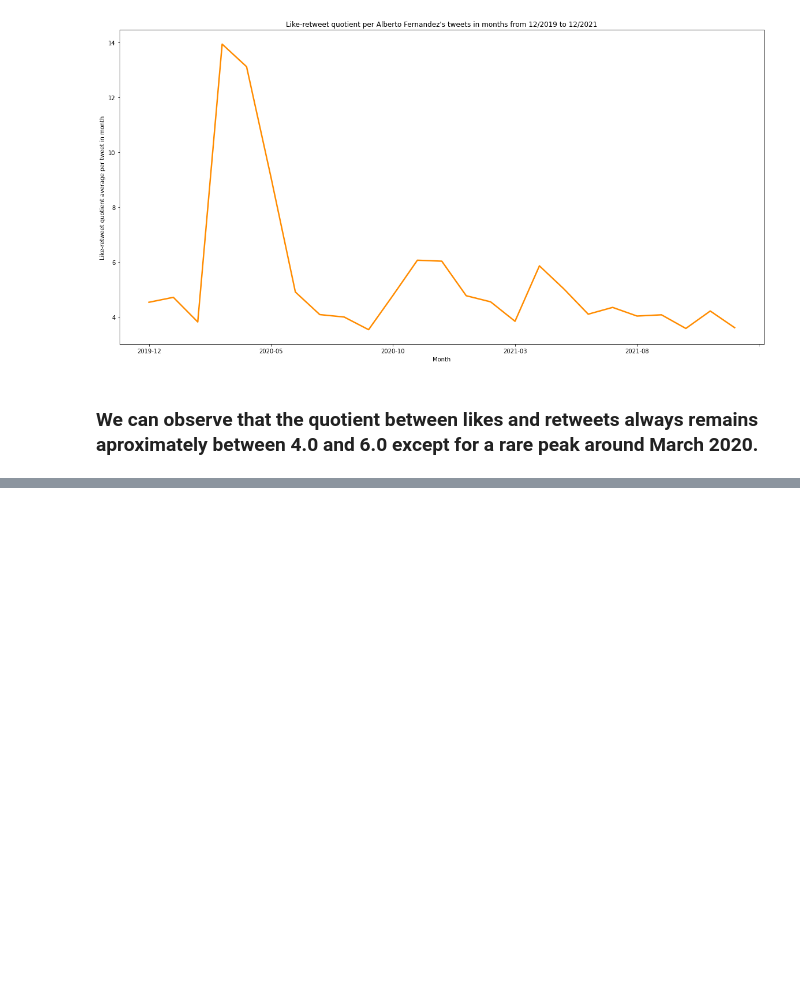
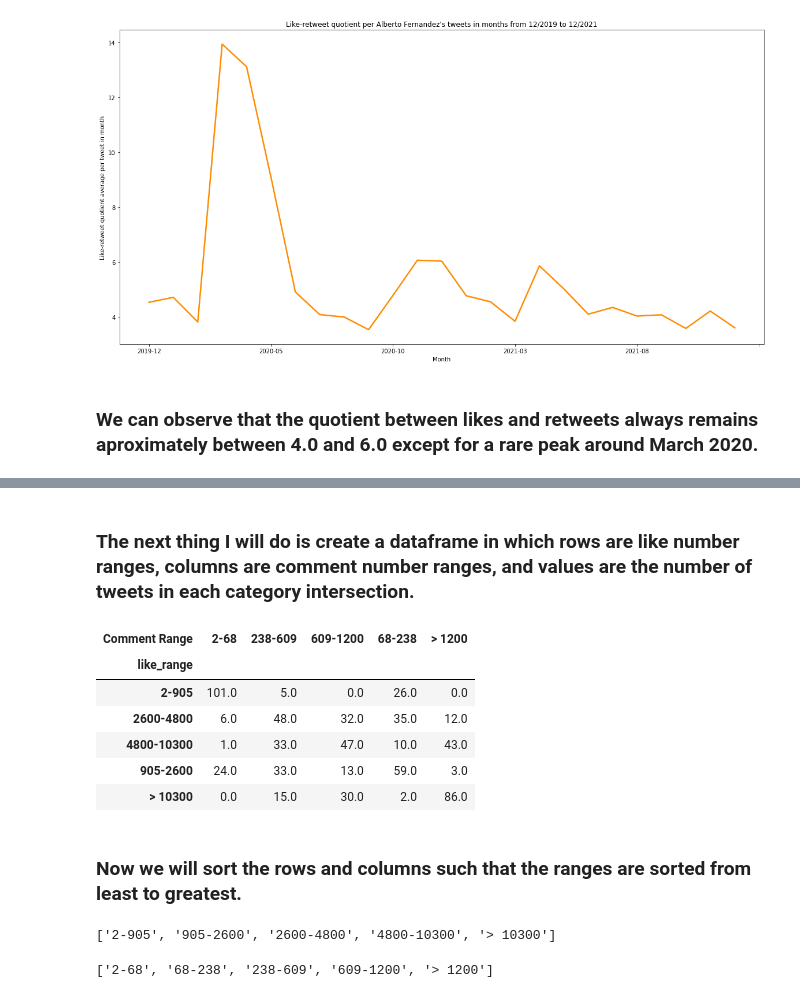
Before and after one commit to joaquinfontela/DataScience-Learning, a Jupyter notebook: AF Tweets/AF tweets analysis.ipynb, the cells around one changed output, grey strips where cells are left out. Saved outputs shown, nothing was run; the diff lists cells and outputs as text; code cells hidden in the pictures; blank space fills up the shorter version.

```diff
--- a/AF Tweets/AF tweets analysis.ipynb
+++ b/AF Tweets/AF tweets analysis.ipynb
@@ -267,0 +286,2 @@ df.groupby('month_year')['Like_rt_quot'].agg('mean').plot(figsize = (20,10), col
+# %%
+n_comments_sorted = sorted(df['Comments'].to_numpy())
@@ -267,0 +290,6 @@ df.groupby('month_year')['Like_rt_quot'].agg('mean').plot(figsize = (20,10), col
+# %%
+range_floors = []
+n_ranges = 5
+for i in range(n_ranges):
+    range_floors.append(n_comments_sorted[i * n_registers // n_ranges])
+range_floors
@@ -267,0 +300,3 @@ df.groupby('month_year')['Like_rt_quot'].agg('mean').plot(figsize = (20,10), col
+# %%
+range_dict = {i: f'{range_floors[i]}-{range_floors[i+1]}' for i in range(len(range_floors) - 1)}
+range_dict[len(range_floors) - 1] = f'> {range_floors[-1]}'
@@ -267,0 +309,11 @@ df.groupby('month_year')['Like_rt_quot'].agg('mean').plot(figsize = (20,10), col
+# %%
+df['Comment Range'] = None
+df['comment_range_id'] = None
+
+for i in range(len(range_floors) - 1):
+    df.loc[(df['Comments'] >= range_floors[i]) & (df['Comments'] < range_floors[i+1]), 'Comment Range'] = range_dict[i]
+    df.loc[(df['Comments'] >= range_floors[i]) & (df['Comments'] < range_floors[i+1]), 'comment_range_id'] = i
+
+df['Comment Range'] = df['Comment Range'].fillna(range_dict[len(range_floors) - 1])
+df['comment_range_id'] = df['comment_range_id'].fillna(len(range_floors) - 1)
+df
@@ -267,0 +334,29 @@ df.groupby('month_year')['Like_rt_quot'].agg('mean').plot(figsize = (20,10), col
+# %% [markdown]
+### The next thing I will do is create a dataframe in which rows are like number ranges, columns are comment number ranges, and values are the number of tweets in each category intersection.
+# %%
+ranges_comparison = df[['like_range', 'like_range_id', 'Comment Range', 'comment_range_id']]\
+    .groupby('like_range').agg({'Comment Range': 'value_counts'})\
+    .rename(columns = {'Comment Range': 'comment_range_count'})\
+    .reset_index().pivot(index = 'like_range', columns = 'Comment Range', values = 'comment_range_count')\
+    .fillna(0)
+ranges_comparison
+# %% [output]
+| Comment Range | 2-68 | 238-609 | 609-1200 | 68-238 | > 1200 |
+| like_range |  |  |  |  |  |
+| 2-905 | 101.0 | 5.0 | 0.0 | 26.0 | 0.0 |
+| 2600-4800 | 6.0 | 48.0 | 32.0 | 35.0 | 12.0 |
+| 4800-10300 | 1.0 | 33.0 | 47.0 | 10.0 | 43.0 |
+| 905-2600 | 24.0 | 33.0 | 13.0 | 59.0 | 3.0 |
+| > 10300 | 0.0 | 15.0 | 30.0 | 2.0 | 86.0 |
+# %% [markdown]
+### Now we will sort the rows and columns such that the ranges are sorted from least to greatest.
+# %%
+idx_order = sorted(ranges_comparison.index.to_list(), key=lambda i: int(i.split('-')[0]) if '-' in i else np.inf)
+idx_order
+# %% [output]
+['2-905', '905-2600', '2600-4800', '4800-10300', '> 10300']
+# %%
+col_order = sorted(ranges_comparison.columns.to_list(), key=lambda c: int(c.split('-')[0]) if '-' in c else np.inf)
+col_order
+# %% [output]
+['2-68', '68-238', '238-609', '609-1200', '> 1200']
```
Also changed, not shown: parts of 14 cells of this notebook.
